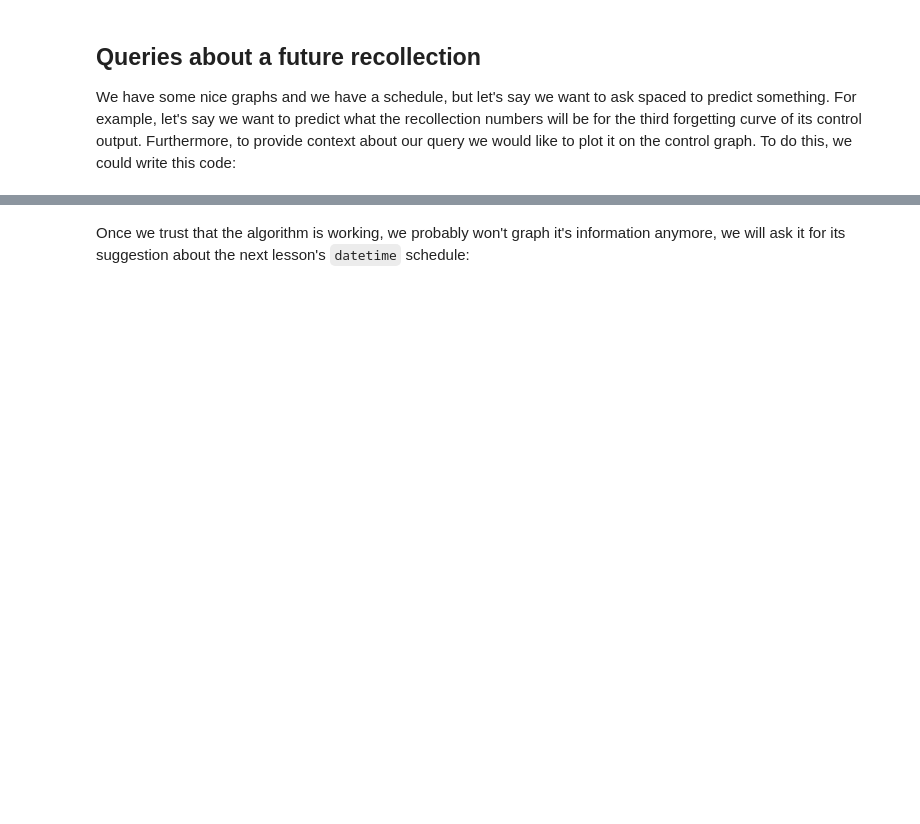
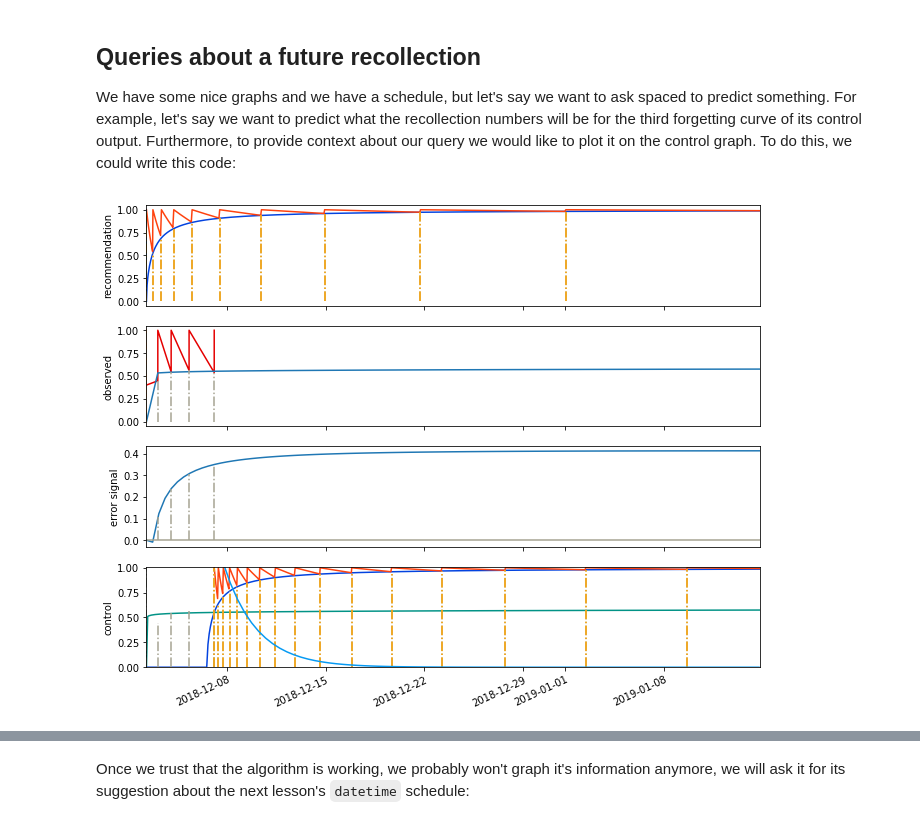
Before and after one commit to aleph2c/spaced, a Jupyter notebook: Spaced.ipynb, the cells around one changed output, grey strips where cells are left out. Saved outputs shown, nothing was run; the diff lists cells and outputs as text; code cells hidden in the pictures; blank space fills up the shorter version.

```diff
--- a/Spaced.ipynb
+++ b/Spaced.ipynb
@@ -195,3 +195,19 @@ data_dict = hctrl.plot_graphs()
 # %% [markdown]
 ## Queries about a future recollection
 We have some nice graphs and we have a schedule, but let's say we want to ask spaced to predict something. For example, let's say we want to predict what the recollection numbers will be for the third forgetting curve of its control output.  Furthermore, to provide context about our query we would like to plot it on the control graph.  To do this, we could write this code:
+# %%
+# plot the graph and get it's handle
+graph_handle, data_dict = hctrl.plot_graphs()
+
+curve = 3
+# get a set of datetimes
+useful_range_of_datetimes = hctrl.range_for(curve=curve, range=10, day_step_size=0.5)
+# make a results query using these datetime
+results = [hctrl.recollect_scalar(moment, curve=curve) for moment in useful_range_of_datetimes]
+
+# control plot
+control_plot = graph_handle.axarr[-1]
+_ = control_plot.plot(useful_range_of_datetimes, results, color='xkcd:azure')
+#graph_handle.close()
+# %% [output]
+[figure, added]
```
Also changed, not shown: parts of 13 cells of this notebook.
